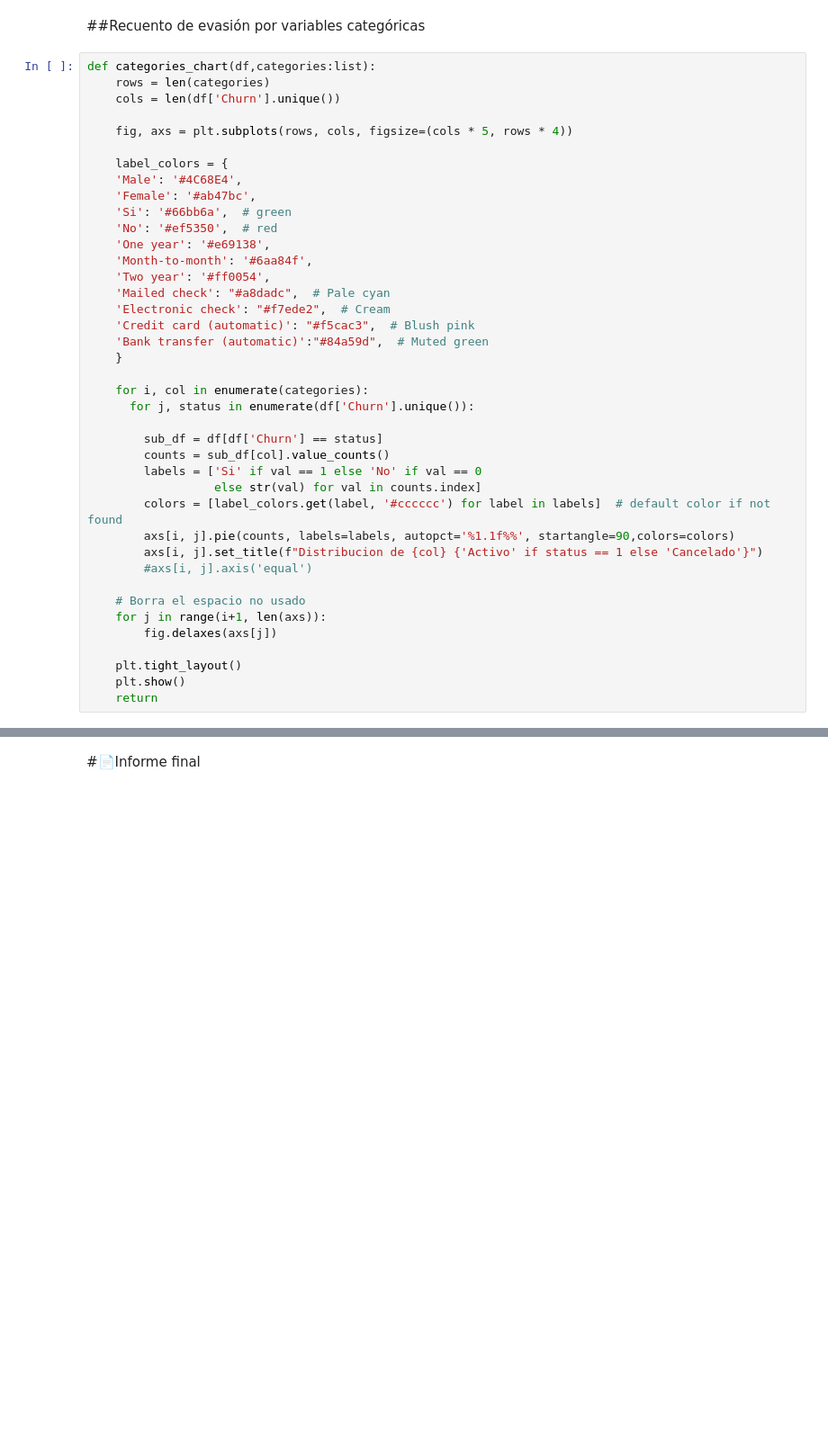
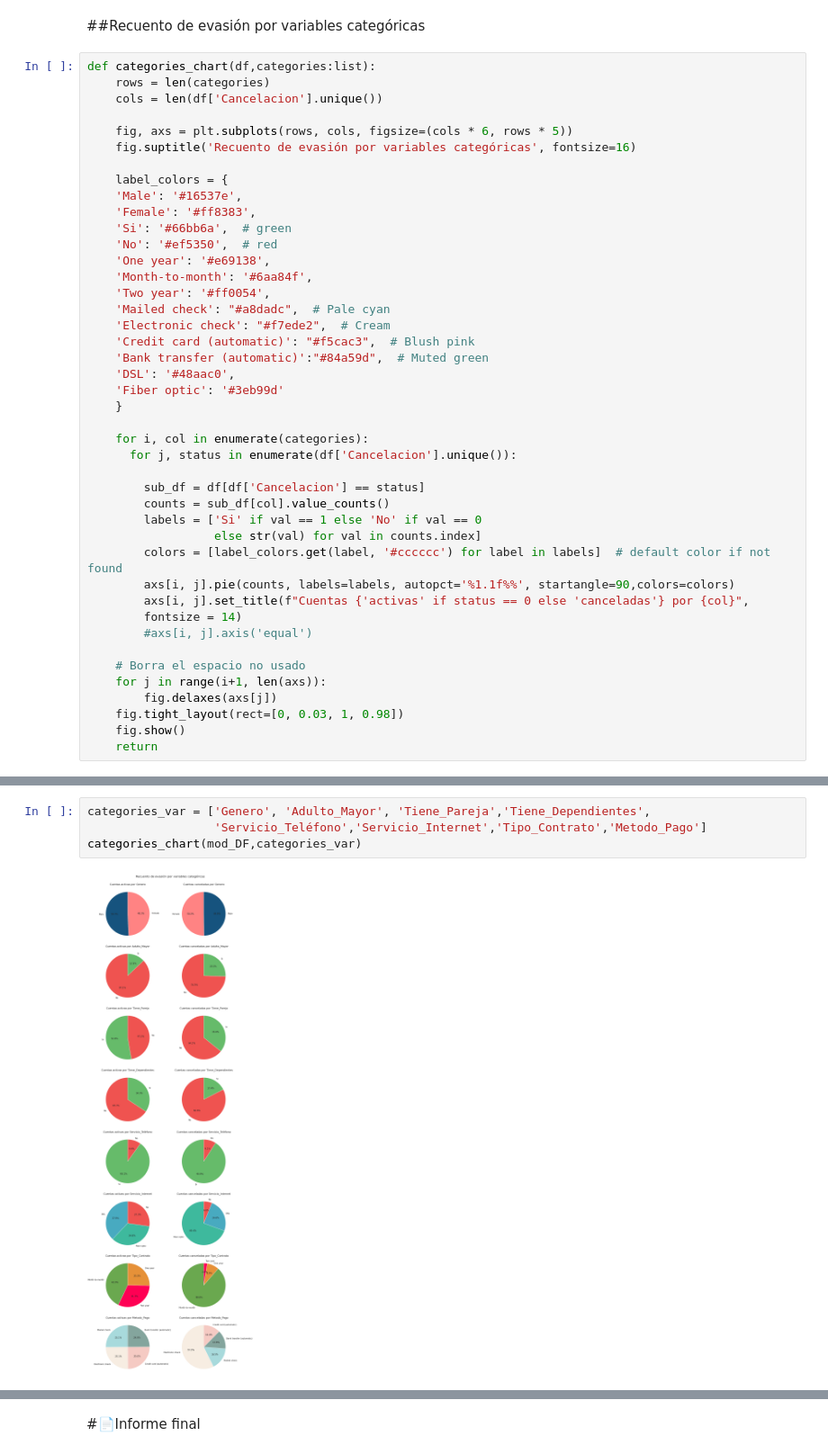
Before and after one commit to Emmanuel2000x/TelecomX, a Jupyter notebook: TelecomX_LATAM.ipynb, the cells around one changed output, grey strips where cells are left out. Shown: that part at 90% size. Cells and saved outputs as stored; diff of their text form; blank space fills up the shorter version.

Commit message:
Avance conteo de evasion por variables numéricas

```diff
--- a/TelecomX_LATAM.ipynb
+++ b/TelecomX_LATAM.ipynb
@@ -323,13 +350,14 @@ plt.show()
 # %%
 def categories_chart(df,categories:list):
     rows = len(categories)
-    cols = len(df['Churn'].unique())
+    cols = len(df['Cancelacion'].unique())
 
-    fig, axs = plt.subplots(rows, cols, figsize=(cols * 5, rows * 4))
+    fig, axs = plt.subplots(rows, cols, figsize=(cols * 6, rows * 5))
+    fig.suptitle('Recuento de evasión por variables categóricas', fontsize=16)
 
     label_colors = {
-    'Male': '#4C68E4',
-    'Female': '#ab47bc',
+    'Male': '#16537e',
+    'Female': '#ff8383',
     'Si': '#66bb6a',  # green
     'No': '#ef5350',  # red
     'One year': '#e69138',
@@ -339,24 +367,26 @@ def categories_chart(df,categories:list):
     'Electronic check': "#f7ede2",  # Cream
     'Credit card (automatic)': "#f5cac3",  # Blush pink
     'Bank transfer (automatic)':"#84a59d",  # Muted green
+    'DSL': '#48aac0',
+    'Fiber optic': '#3eb99d'
     }
 
     for i, col in enumerate(categories):
-      for j, status in enumerate(df['Churn'].unique()):
+      for j, status in enumerate(df['Cancelacion'].unique()):
 
-        sub_df = df[df['Churn'] == status]
+        sub_df = df[df['Cancelacion'] == status]
         counts = sub_df[col].value_counts()
         labels = ['Si' if val == 1 else 'No' if val == 0
                   else str(val) for val in counts.index]
         colors = [label_colors.get(label, '#cccccc') for label in labels]  # default color if not found
         axs[i, j].pie(counts, labels=labels, autopct='%1.1f%%', startangle=90,colors=colors)
-        axs[i, j].set_title(f"Distribucion de {col} {'Activo' if status == 1 else 'Cancelado'}")
+        axs[i, j].set_title(f"Cuentas {'activas' if status == 0 else 'canceladas'} por {col}",
+        fontsize = 14)
         #axs[i, j].axis('equal')
 
     # Borra el espacio no usado
     for j in range(i+1, len(axs)):
         fig.delaxes(axs[j])
-
-    plt.tight_layout()
-    plt.show()
+    fig.tight_layout(rect=[0, 0.03, 1, 0.98])
+    fig.show()
     return
@@ -390,0 +393,6 @@ len(mod_DF['Churn'].unique())
+# %%
+categories_var = ['Genero', 'Adulto_Mayor', 'Tiene_Pareja','Tiene_Dependientes',
+                  'Servicio_Teléfono','Servicio_Internet','Tipo_Contrato','Metodo_Pago']
+categories_chart(mod_DF,categories_var)
+# %% [output]
+[figure, added]
```
Also changed, not shown: parts of 14 cells of this notebook.
